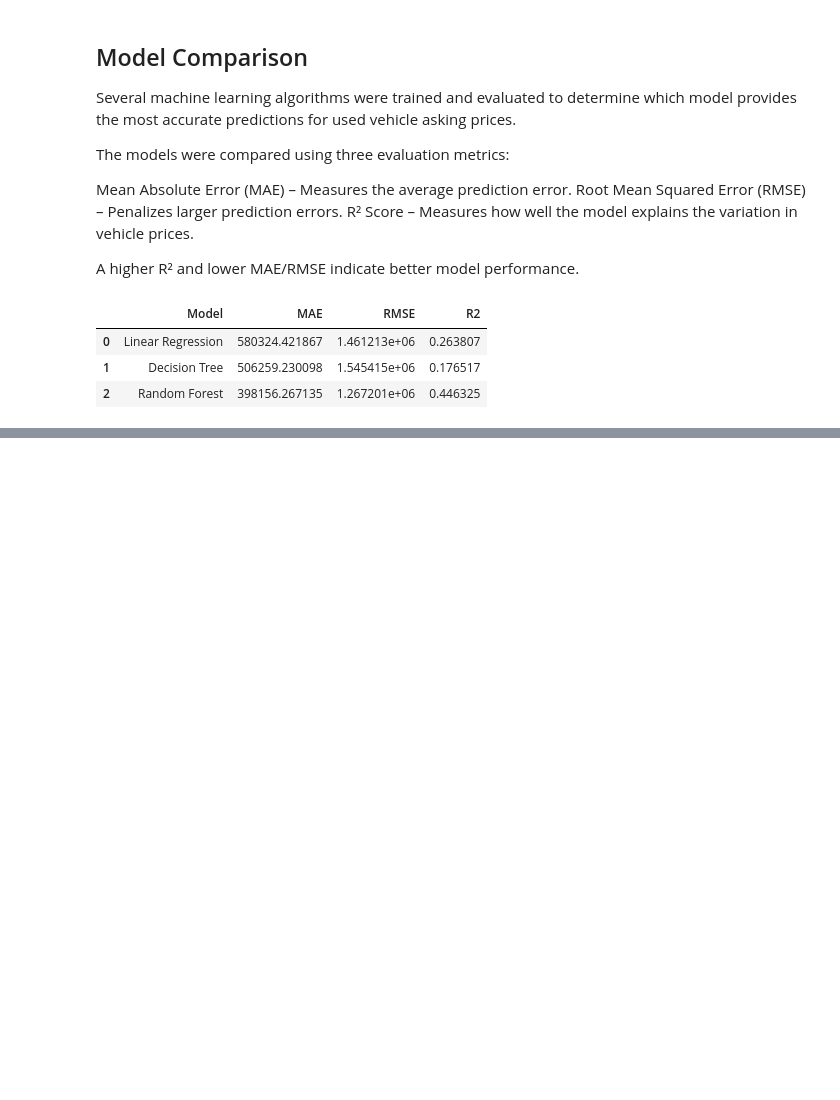
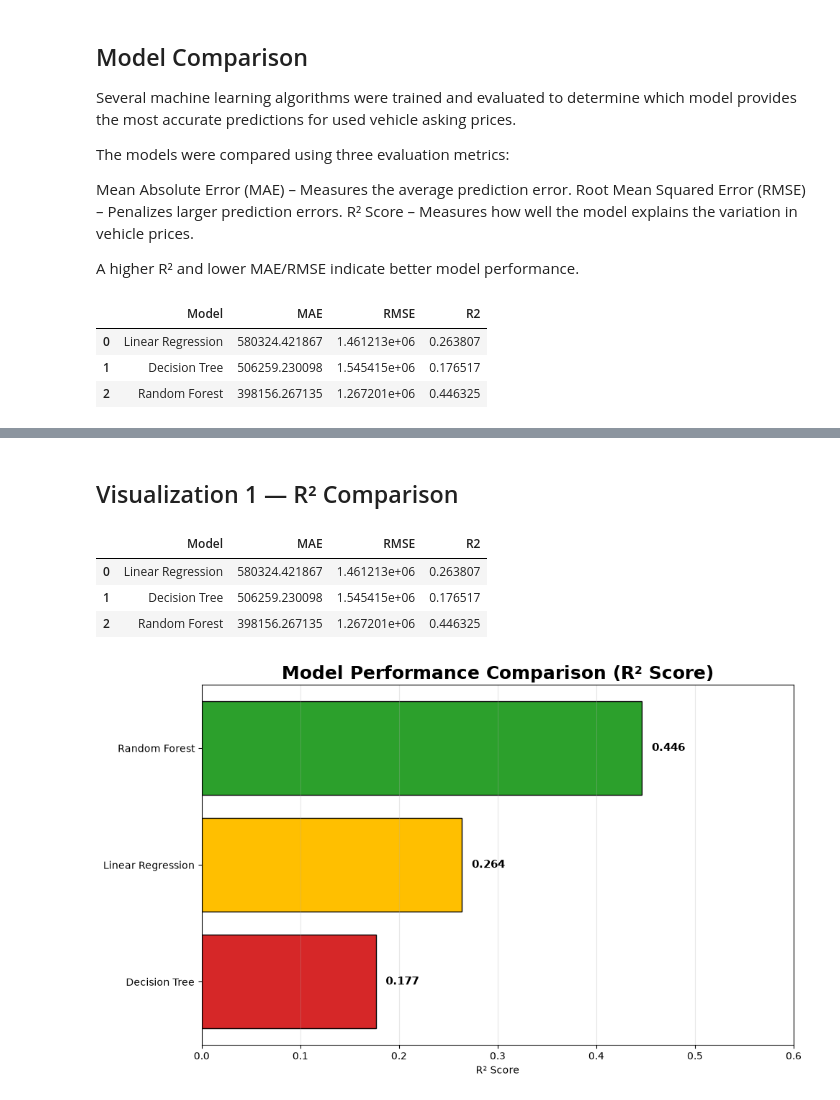
Before and after one commit to JacquaM/DriveValue-AI, a Jupyter notebook: notebooks/04_Model_Building.ipynb, the cells around one changed output, grey strips where cells are left out. Cells and saved outputs as stored; diff of their text form; code cells hidden in the pictures; blank space fills up the shorter version.

```diff
--- a/notebooks/04_Model_Building.ipynb
+++ b/notebooks/04_Model_Building.ipynb
@@ -679,0 +570,73 @@ plt.show()
+# %% [markdown]
+## Visualization 1 — R² Comparison ##
+# %%
+comparison = pd.DataFrame({
+    "Model": [
+        "Linear Regression",
+        "Decision Tree",
+        "Random Forest"
+    ],
+    "MAE": [
+        lr_mae,
+        dt_mae,
+        rf_mae
+    ],
+    "RMSE": [
+        lr_rmse,
+        dt_rmse,
+        rf_rmse
+    ],
+    "R2": [
+        lr_r2,
+        dt_r2,
+        rf_r2
+    ]
+})
+
+comparison
+# %% [output]
+|  | Model | MAE | RMSE | R2 |
+| 0 | Linear Regression | 580324.421867 | 1.461213e+06 | 0.263807 |
+| 1 | Decision Tree | 506259.230098 | 1.545415e+06 | 0.176517 |
+| 2 | Random Forest | 398156.267135 | 1.267201e+06 | 0.446325 |
+# %%
+comparison_sorted = comparison.sort_values("R2")
+
+colors = ["#d62728", "#ffbf00", "#2ca02c"]
+
+plt.figure(figsize=(10,6))
+
+bars = plt.barh(
+    comparison_sorted["Model"],
+    comparison_sorted["R2"],
+    color=colors,
+    edgecolor="black"
+)
+
+for bar in bars:
+    plt.text(
+        bar.get_width()+0.01,
+        bar.get_y()+bar.get_height()/2,
+        f"{bar.get_width():.3f}",
+        va="center",
+        fontsize=11,
+        fontweight="bold"
+    )
+
+plt.title(
+    "Model Performance Comparison (R² Score)",
+    fontsize=18,
+    fontweight="bold"
+)
+
+plt.xlabel("R² Score")
+
+plt.xlim(0,0.6)
+
+plt.grid(axis="x", alpha=0.3)
+
+plt.tight_layout()
+
+plt.show()
+# %% [output]
+[figure, added]
```
Also changed, not shown: parts of 18 cells of this notebook, 2 other files.
